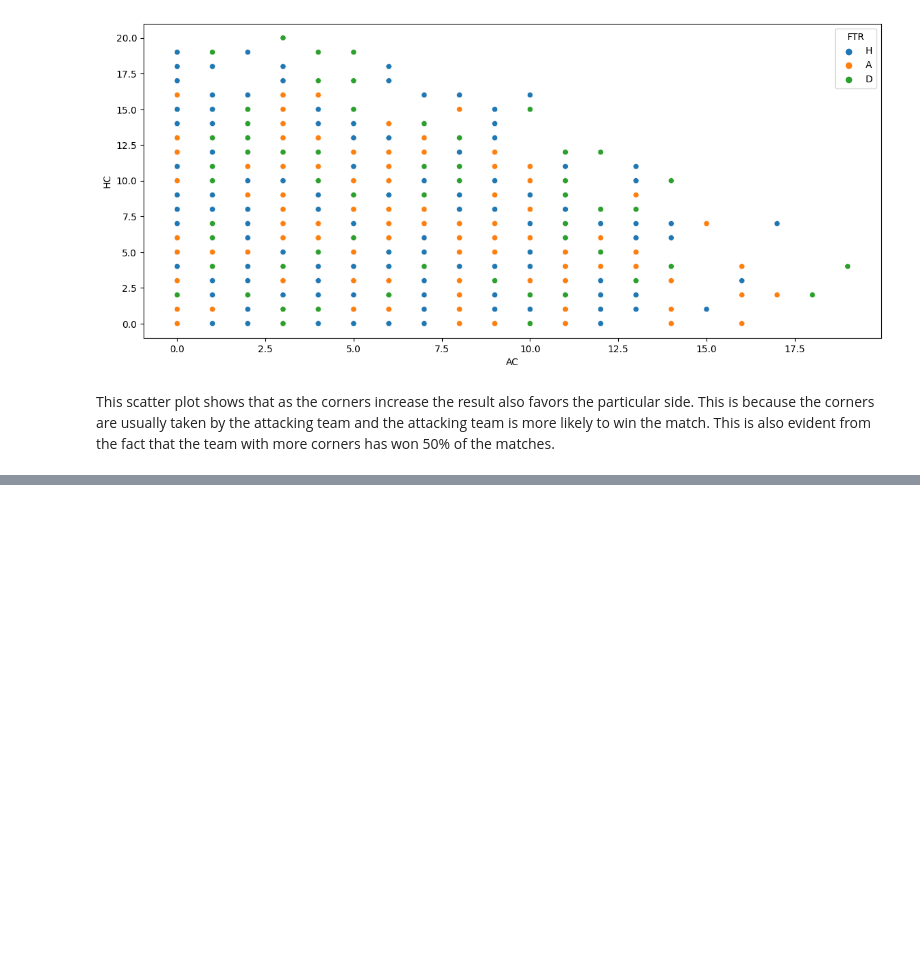
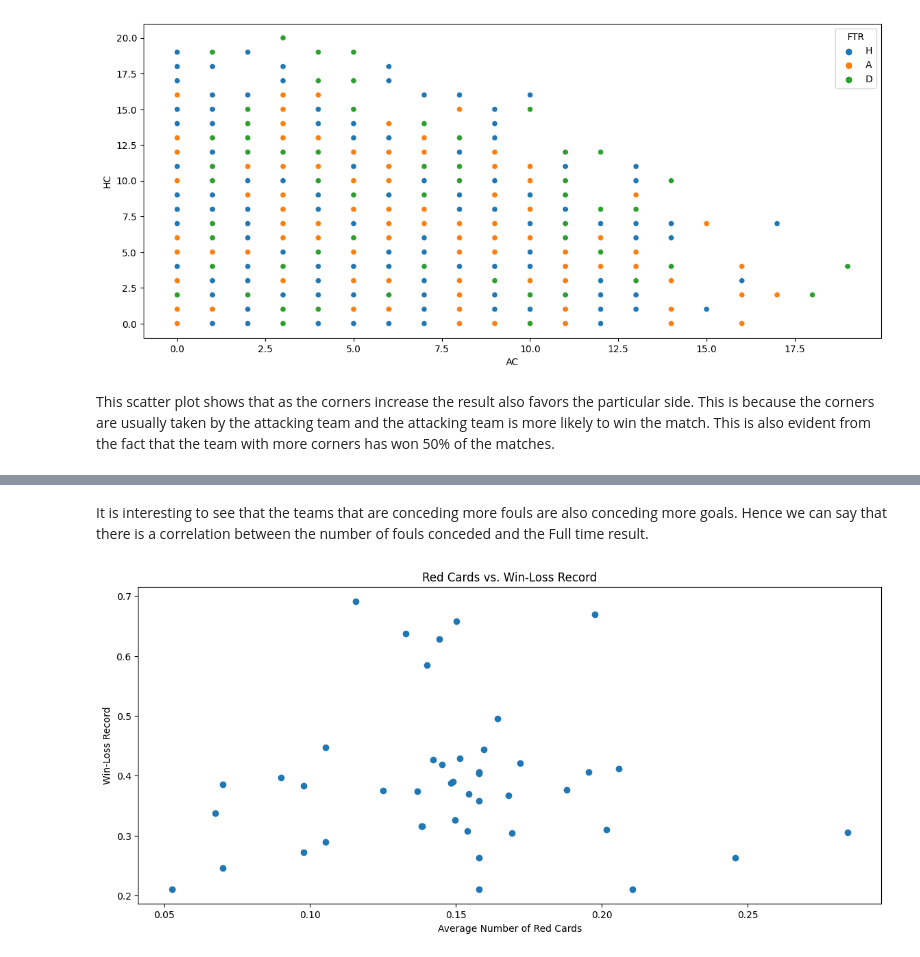
Before and after one commit to ilovedata6/premier_leauge_analysis, a Jupyter notebook: premier_leauge_analysis.ipynb, the cells around one changed output, grey strips where cells are left out. Saved outputs shown, nothing was run; the diff lists cells and outputs as text; code cells hidden in the pictures; blank space fills up the shorter version.

```diff
--- a/premier_leauge_analysis.ipynb
+++ b/premier_leauge_analysis.ipynb
@@ -293,0 +295,19 @@ This scatter plot shows that as the corners increase the result also favors the
+# %% [markdown]
+It is interesting to see that the teams that are conceding more fouls are also conceding more goals. Hence we can say that there is a correlation between the number of fouls conceded and the Full time result.
+# %%
+# Are there teams with a higher number of Red cards (HR, AR) that tend to lose more matches?
+
+team_stats = df.groupby('HomeTeam').agg({'total_redcards': 'mean', 'FTR': lambda x: (x == 'H').sum() / x.count()})
+
+# Sort the data by average number of Red cards
+team_stats = team_stats.sort_values(by='total_redcards', ascending=False)
+
+plt.figure(figsize=(14,6))
+plt.scatter(team_stats['total_redcards'], team_stats['FTR'])
+
+plt.xlabel('Average Number of Red Cards')
+plt.ylabel('Win-Loss Record')
+plt.title('Red Cards vs. Win-Loss Record')
+plt.show()
+# %% [output]
+[figure, added]
```
Also changed, not shown: parts of 9 cells of this notebook, 2 other files.
